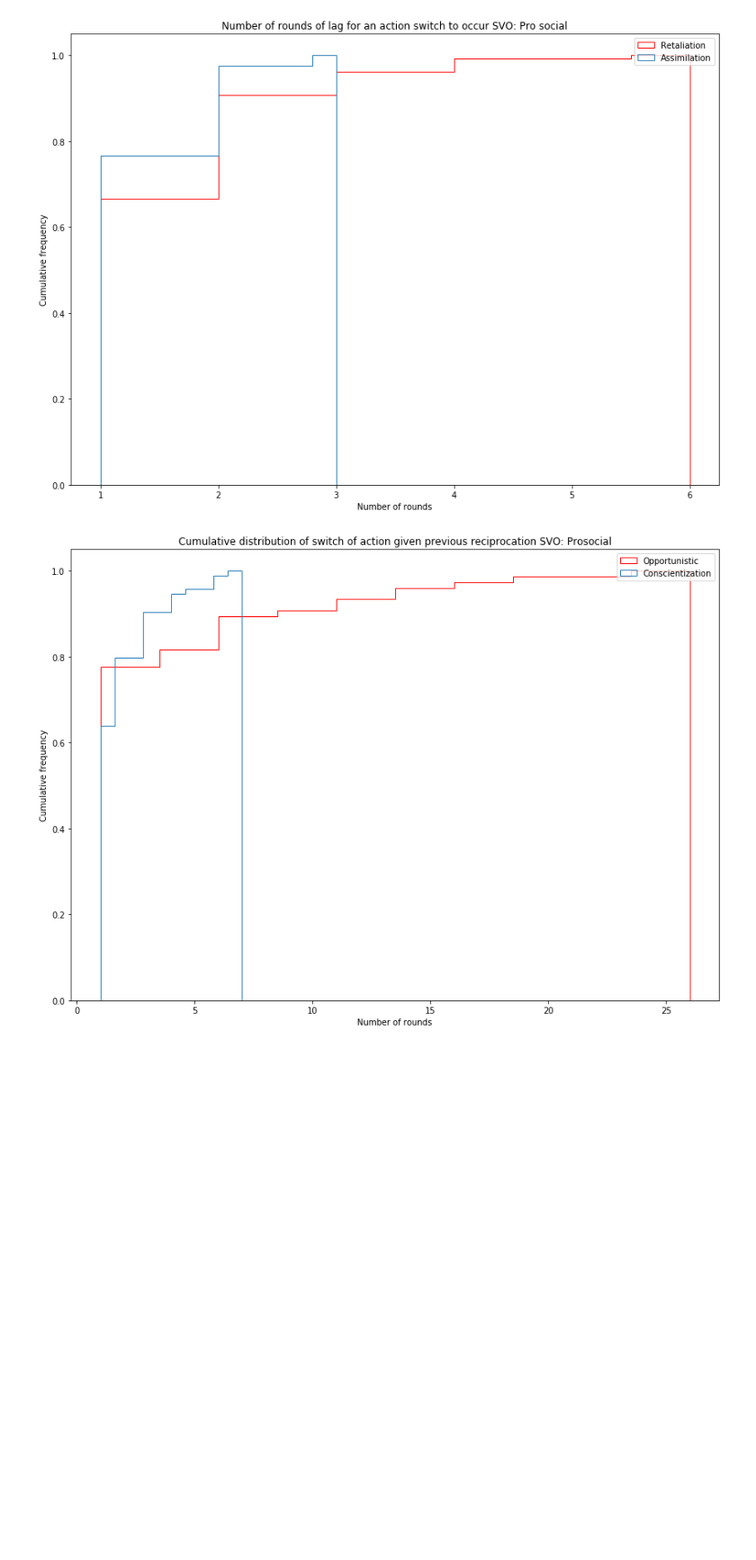
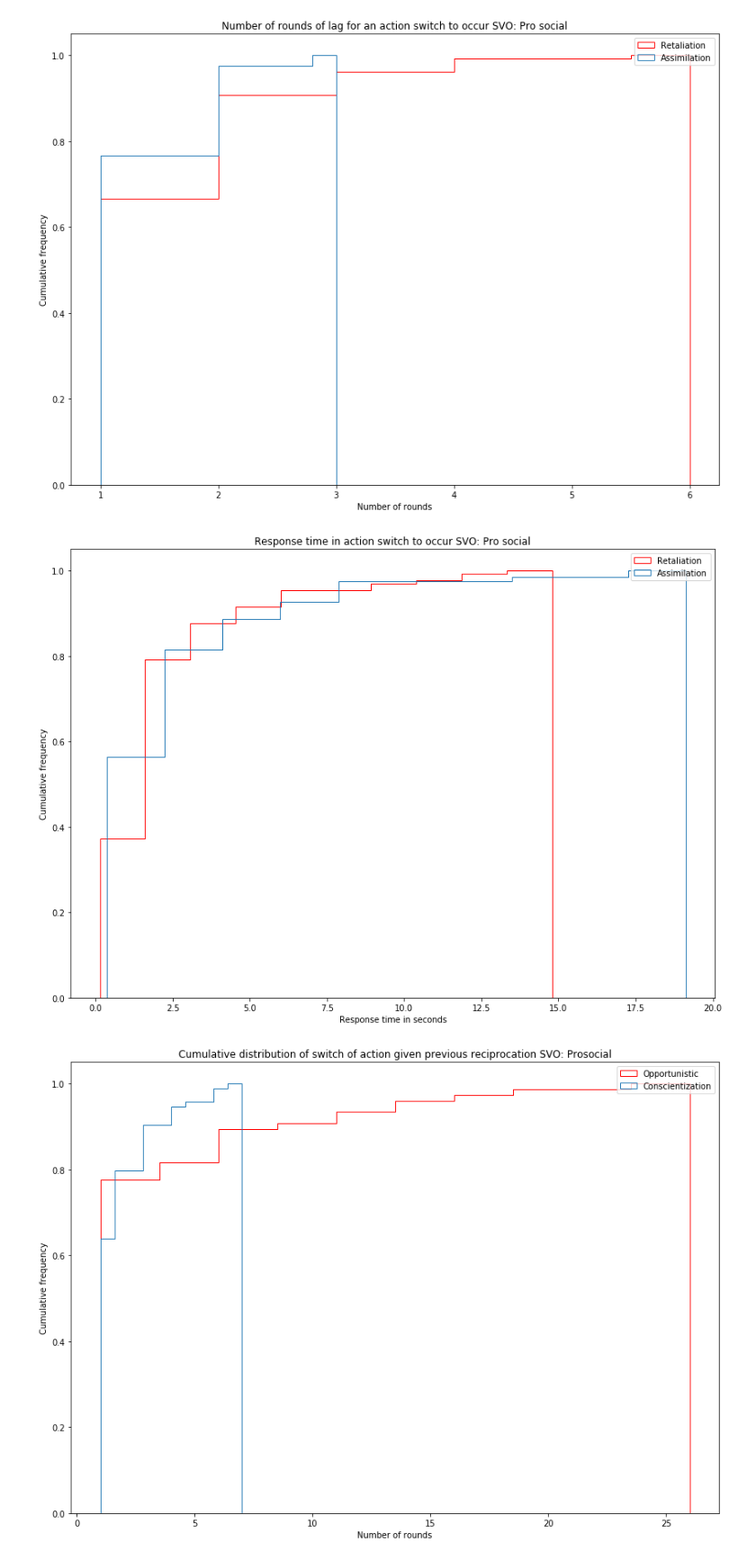
Before and after one commit to eladiomontero/DecisionTimes, a Jupyter notebook: First Experiments PD/decisionTimesAnalysis.ipynb, the cells around one changed output. Shown at 90% size. Drawn from its saved outputs; the diff is of its cells as text; code cells hidden in the pictures; blank space fills up the shorter version.

```diff
--- a/First Experiments PD/decisionTimesAnalysis.ipynb
+++ b/First Experiments PD/decisionTimesAnalysis.ipynb
@@ -955,6 +1001,30 @@ plt.title("Number of rounds of lag for an action switch to occur SVO: Pro social
 plt.show()
 # %% [output]
 [figure]
+# %%
+plt.figure(figsize = (14,10))
+switches_soc.loc[(switches_soc.context == "D") & (switches_soc.type == "CD")].rt.abs().plot(
+    kind = "hist",
+    cumulative = 1,
+    density = True,
+    histtype='step',
+    color = "r",
+    label = "Retaliation")
+
+switches_soc.loc[(switches_soc.context == "C") & (switches_soc.type == "DC")].rt.abs().plot(
+    kind = "hist",
+    cumulative = 1,
+    density = True,
+    histtype='step',
+    label = "Assimilation"
+)
+plt.legend(loc = "best")
+plt.ylabel("Cumulative frequency")
+plt.xlabel("Response time in seconds")
+plt.title("Response time in action switch to occur SVO: Pro social")
+plt.show()
+# %% [output]
+[figure, added]
 # %%
 plt.figure(figsize = (14,10))
 switches_soc.loc[(switches_soc.context == "C") & (switches_soc.type == "CD")].lag.plot(
```
Also changed, not shown: parts of 23 cells of this notebook, 32 other files.
